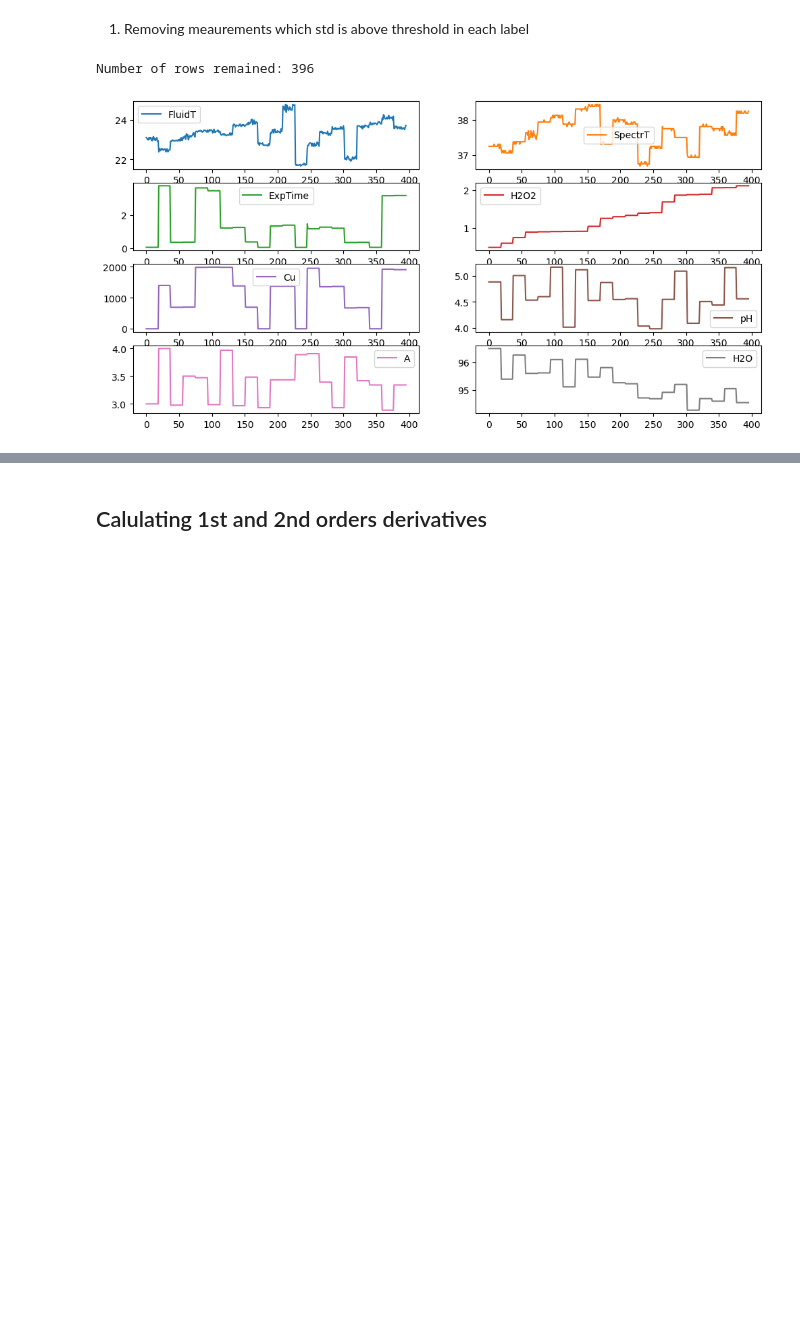
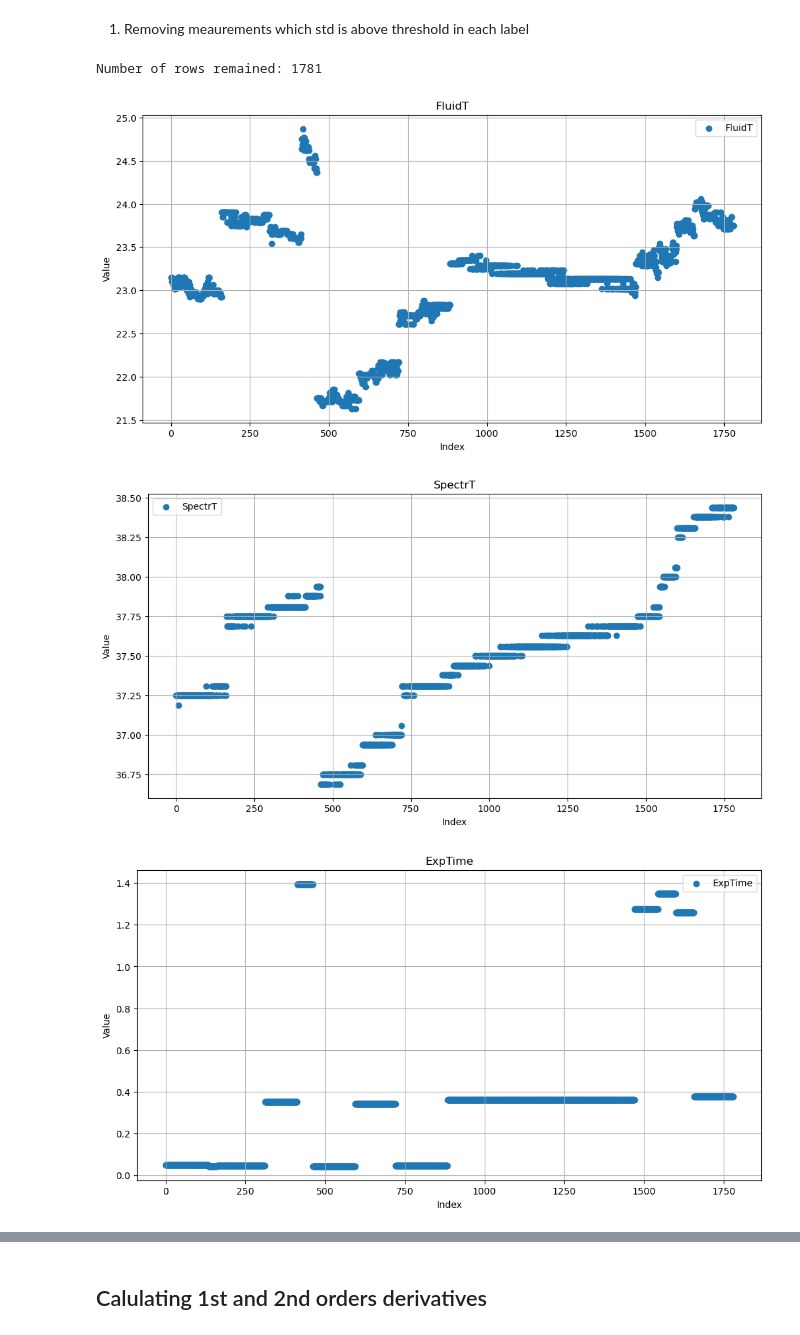
Before and after one commit to BenS-code/myChemometrics, a Jupyter notebook: myChemometrics.ipynb, the cells around one changed output, grey strips where cells are left out. Drawn from its saved outputs; the diff is of its cells as text; code cells hidden in the pictures; blank space fills up the shorter version.

```diff
--- a/myChemometrics.ipynb
+++ b/myChemometrics.ipynb
@@ -79,0 +117,3 @@ Any empty cells in DataFrame: False
+# %%
+df_raw = df_raw.drop(index=rows_to_remove)
+print(f'Number of rows remained: {df_raw.shape[0]}')
@@ -267,5 +350,12 @@ y.describe()
 # %%
-fig, axes = plt.subplots(nrows=4, ncols=2)
-y.plot(subplots=True, ax=axes)
-plt.show()
+# fig, axes = plt.subplots(nrows=4, ncols=2)
+for i in y.columns:
+    plt.scatter(y[i].index, y[i], label=i, marker='o')
+    plt.title(i)
+    plt.xlabel('Index')
+    plt.ylabel('Value')
+    plt.grid(True)
+    plt.legend(loc='best')
+
+    plt.show()
 # %% [output]
@@ -289,13 +386,14 @@ plt.show()
 # %% [markdown]
 2. Remove rows with values above threshold
 # %%
-corr_dist_threshold_high = 2
+corr_dist_threshold_high = 10
 corr_dist_threshold_low = 0
 
 high_lim_rows_to_remove = np.where((absolute_normalized_dissimilarities_vector > corr_dist_threshold_high))[0]
-low_lim_rows_to_remove = np.where((absolute_normalized_dissimilarities_vector < corr_dist_threshold_low))[0]
+# low_lim_rows_to_remove = np.where((absolute_normalized_dissimilarities_vector < corr_dist_threshold_low))[0]
 
-rows_to_remove = list(high_lim_rows_to_remove) + list(low_lim_rows_to_remove)
+# rows_to_remove = list(high_lim_rows_to_remove) + list(low_lim_rows_to_remove)
+rows_to_remove = list(high_lim_rows_to_remove)
 
 print(f'Rows to remove from data: {rows_to_remove}')
 # %% [output]
@@ -321,7 +419,7 @@ plt.show()
 # %% [markdown]
 1. Removing meaurements which std is above threshold in each label
 # %%
-y_threshold = 2.5
+y_threshold = 3
 
 df_temp = pd.concat([y_filtered, X_filtered], axis=1)
 for col in df_temp[y_filtered.columns]:
@@ -338,10 +436,18 @@ y_filtered = df_temp[selected_y_columns]
 
 print(f'Number of rows remained: {X_filtered.shape[0]}')
 # %% [output]
-Number of rows remained: 396
+Number of rows remained: 1781
 # %%
-fig, axes = plt.subplots(nrows=4, ncols=2)
-y_filtered.plot(subplots=True, ax=axes)
-plt.show()
+for i in y_filtered.columns:
+    plt.scatter(y_filtered[i].index, y_filtered[i], label=i, marker='o')
+    plt.title(i)
+    plt.xlabel('Index')
+    plt.ylabel('Value')
+    plt.grid(True)
+    plt.legend(loc='best')
+
+    plt.show()
 # %% [output]
-[figure, old version]
+[figure, new version]
+[figure, added]
+[figure, added]
```
Also changed, not shown: parts of 60 cells of this notebook.
